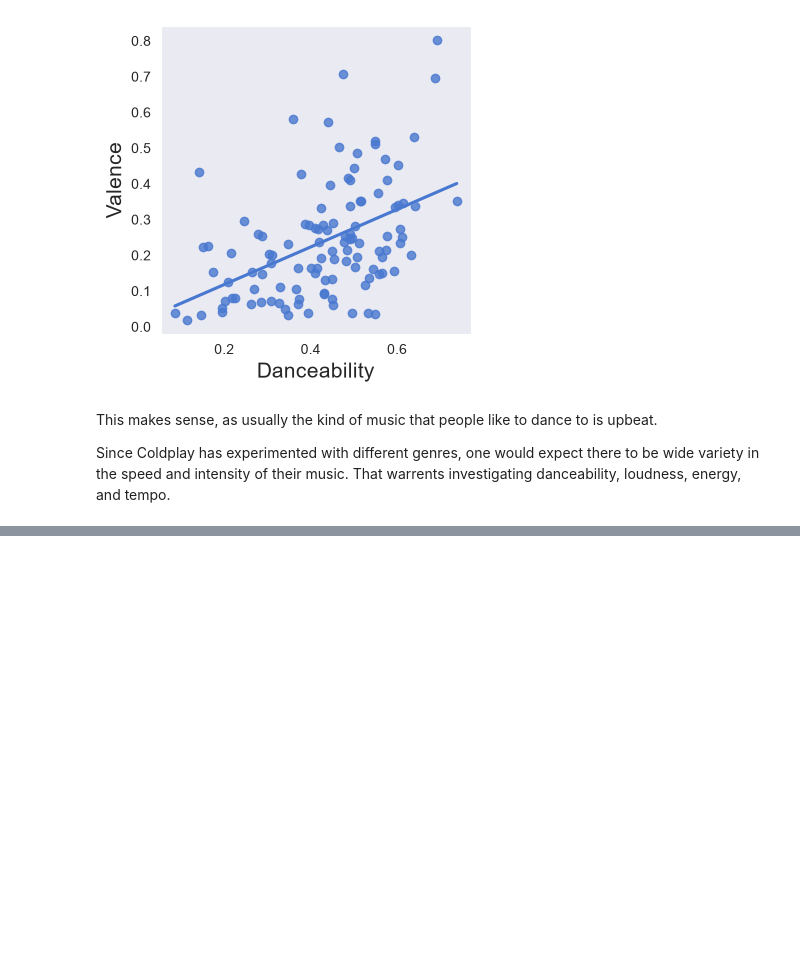
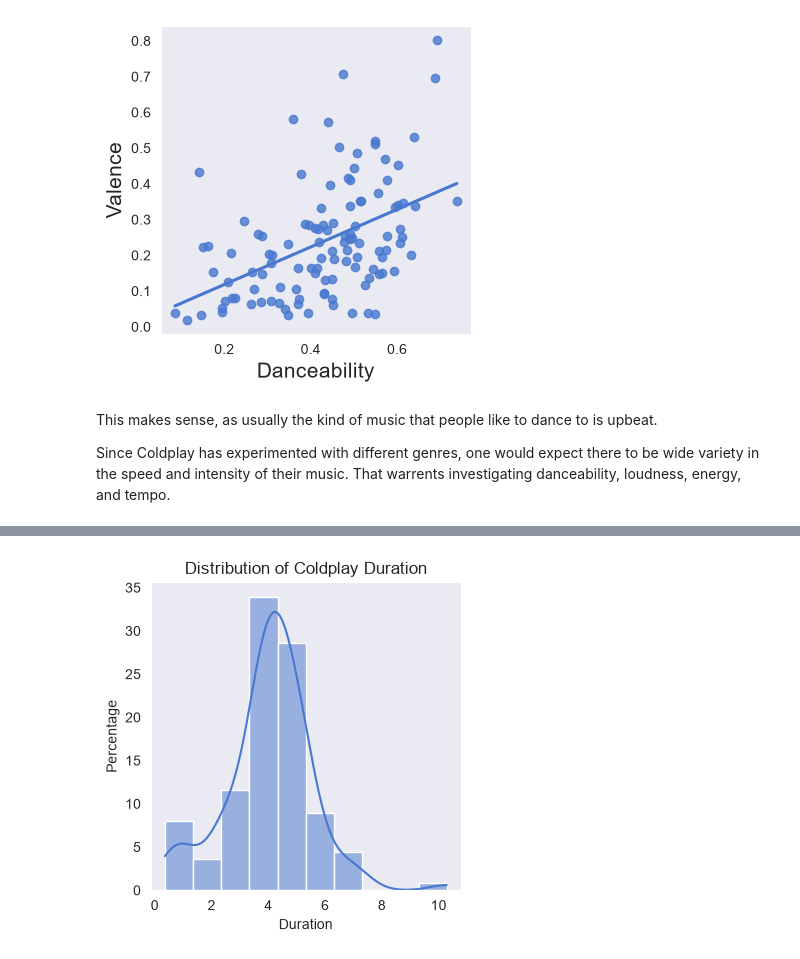
Before and after one commit to Dworlock11/Coldplay-Music-Analysis, a Jupyter notebook: notebooks/Analysis.ipynb, the cells around one changed output, grey strips where cells are left out. Saved outputs shown, nothing was run; the diff lists cells and outputs as text; code cells hidden in the pictures; blank space fills up the shorter version.

Commit message:
Finished investigating feature distributions and relaionships and wrote final conclusions

```diff
--- a/notebooks/Analysis.ipynb
+++ b/notebooks/Analysis.ipynb
@@ -592,0 +597,11 @@ This is roughly the case, as, indeed, the values cover a wide range. However, th
+# %%
+fig, ax = plt.subplots(figsize=(4, 4))
+
+sns.histplot(x="duration", stat="percent", bins=10, kde=True, data=df)
+ax.set_xlabel("Duration")
+ax.set_ylabel("Percentage")
+ax.set_title("Distribution of Coldplay Duration")
+
+plt.show()
+# %% [output]
+[figure, added]
```
Also changed, not shown: parts of 19 cells of this notebook, 1 other file.
